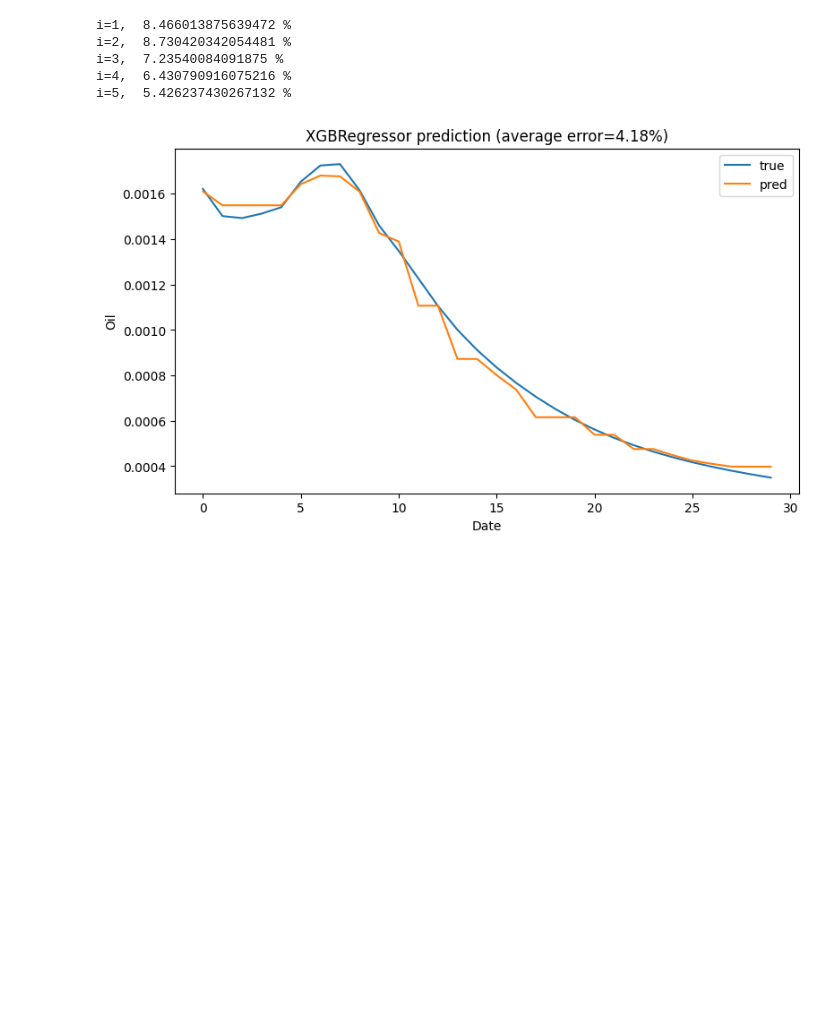
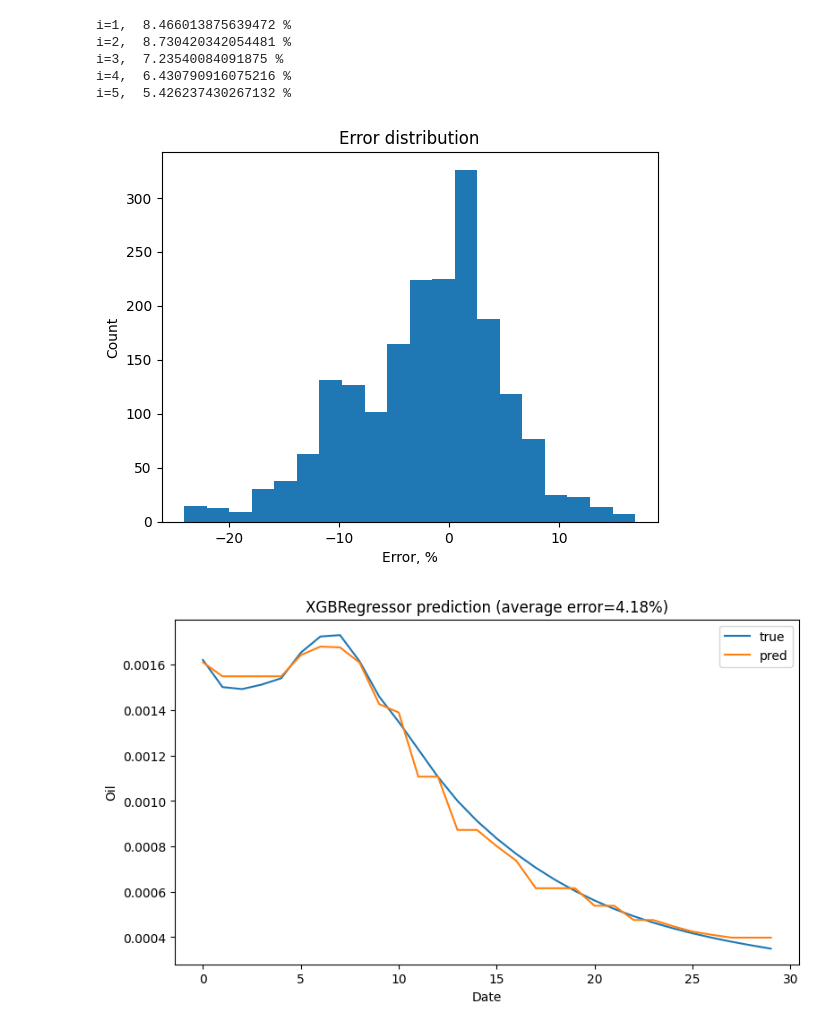
Before and after one commit to zeinovich/aramco-solution, a Jupyter notebook: notebooks/1905-zeinovich-baseline.ipynb, the cells around one changed output. Saved outputs shown, nothing was run; the diff lists cells and outputs as text; code cells hidden in the pictures; blank space fills up the shorter version.

```diff
--- a/notebooks/1905-zeinovich-baseline.ipynb
+++ b/notebooks/1905-zeinovich-baseline.ipynb
@@ -221,6 +221,14 @@ i=2,  8.730420342054481 %
 i=3,  7.23540084091875 %
 i=4,  6.430790916075216 %
 i=5,  5.426237430267132 %
+# %%
+plt.hist((y_test - y_pred) / y_test * 100, bins=20)
+plt.title('Error distribution')
+plt.xlabel('Error, %')
+plt.ylabel('Count')
+plt.show()
+# %% [output]
+[figure, added]
 # %%
 X_sample = X[X.y == 190].iloc[-30:]
 y_sample = y[X.y == 190].iloc[-30:]
```
Also changed, not shown: parts of 3 cells of this notebook.
